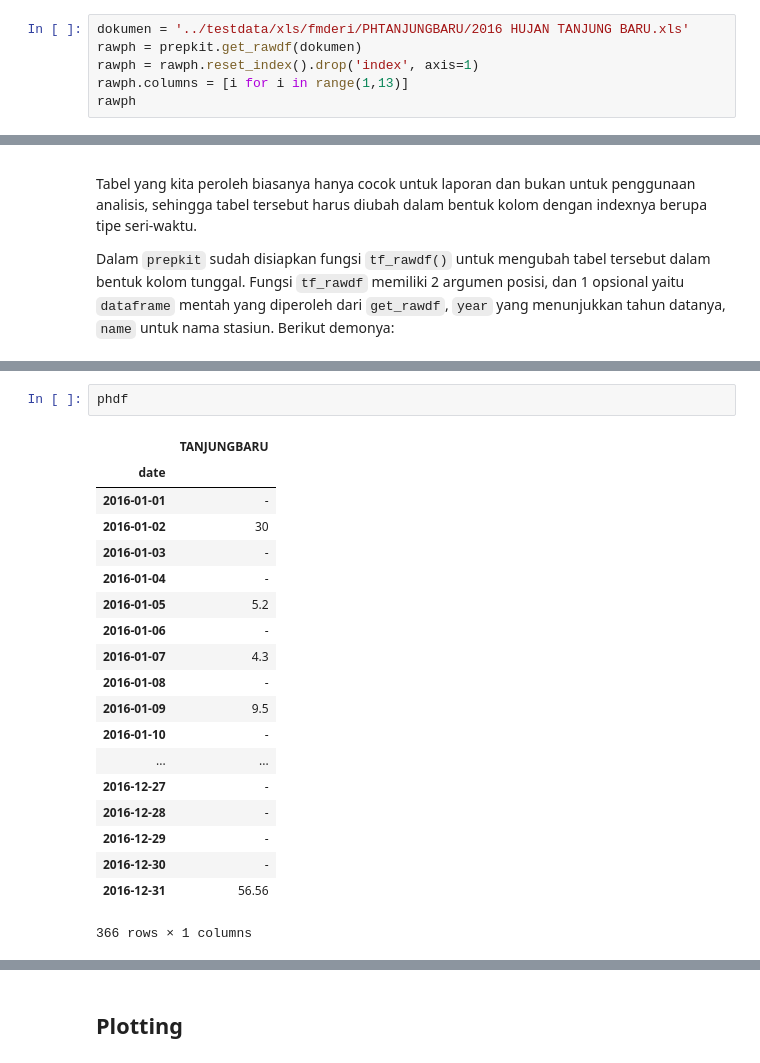
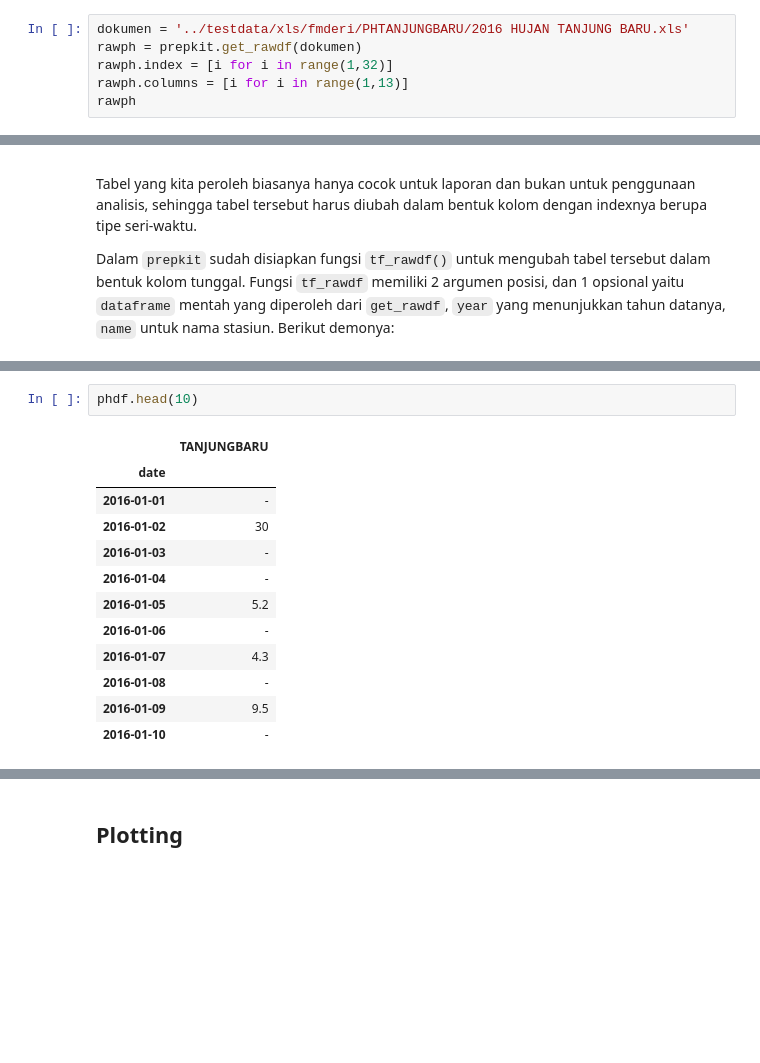
Before and after one commit to hidrokit/hidrokit, a Jupyter notebook: src/Demo Pos Hujan.ipynb, the cells around one changed output, grey strips where cells are left out. Drawn from its saved outputs; the diff is of its cells as text; blank space fills up the shorter version.

```diff
--- a/src/Demo Pos Hujan.ipynb
+++ b/src/Demo Pos Hujan.ipynb
@@ -48,7 +75,7 @@ Kode dibawah ini mendemokan bagaimana memperoleh tabel hujan dalam excel tanpa p
 # %%
 dokumen = '../testdata/xls/fmderi/PHTANJUNGBARU/2016 HUJAN TANJUNG BARU.xls'
 rawph = prepkit.get_rawdf(dokumen)
-rawph = rawph.reset_index().drop('index', axis=1)
+rawph.index = [i for i in range(1,32)]
 rawph.columns = [i for i in range(1,13)]
 rawph
 # %% [output]
@@ -115,25 +146,18 @@ TANJUNGBARU    365 non-null object
 dtypes: object(1)
 memory usage: 5.7+ KB
 # %%
-phdf
+phdf.head(10)
 # %% [output]
 |  | TANJUNGBARU |
 | date |  |
 | 2016-01-01 | - |
 | 2016-01-02 | 30 |
 | 2016-01-03 | - |
 | 2016-01-04 | - |
 | 2016-01-05 | 5.2 |
 | 2016-01-06 | - |
 | 2016-01-07 | 4.3 |
 | 2016-01-08 | - |
 | 2016-01-09 | 9.5 |
 | 2016-01-10 | - |
-| ... | ... |
-| 2016-12-27 | - |
-| 2016-12-28 | - |
-| 2016-12-29 | - |
-| 2016-12-30 | - |
-| 2016-12-31 | 56.56 |
-366 rows × 1 columns
 # %% [markdown]
```
Also changed, not shown: parts of 35 cells of this notebook, 5 other files.
